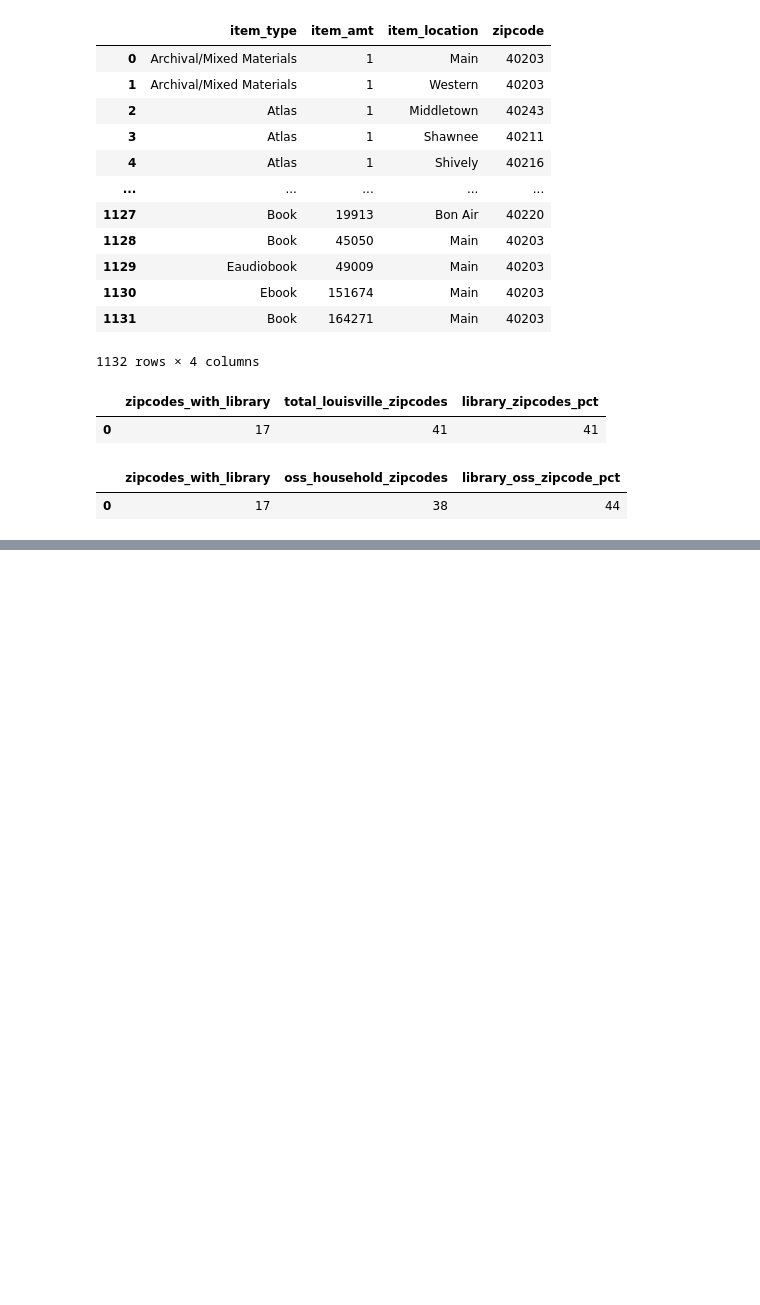
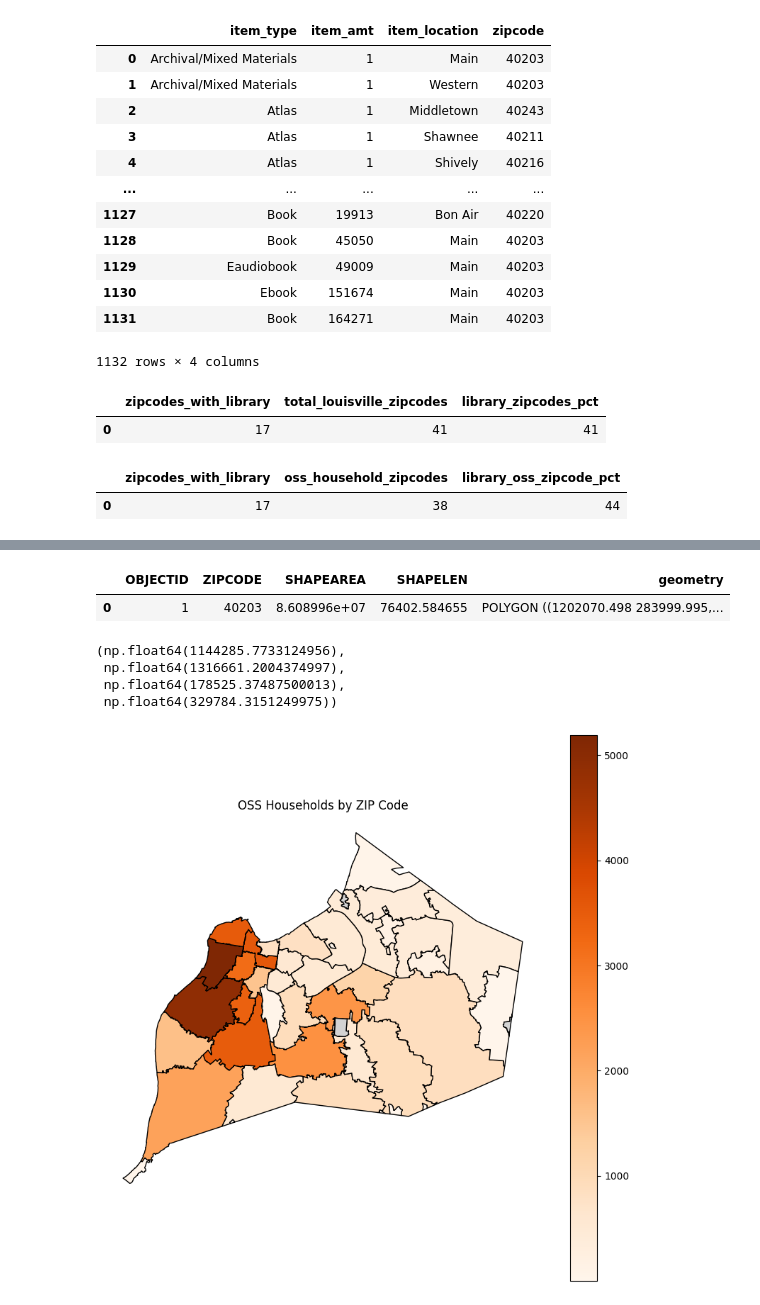
Before and after one commit to btl930/louisville_library_inventory_analysis, a Jupyter notebook: notebooks/database.ipynb, the cells around one changed output, grey strips where cells are left out. Saved outputs shown, nothing was run; the diff lists cells and outputs as text; code cells hidden in the pictures; blank space fills up the shorter version.

```diff
--- a/notebooks/database.ipynb
+++ b/notebooks/database.ipynb
@@ -265,3 +265,10 @@ query5
 # %% [output]
 |  | zipcodes_with_library | oss_household_zipcodes | library_oss_zipcode_pct |
 | 0 | 17 | 38 | 44 |
+# %%
+query6 = pd.read_sql('''
+SELECT zipcode, COUNT(*) AS oss_households
+FROM oss_households
+GROUP BY zipcode;
+''', connection)
+query6
@@ -267,0 +293,25 @@ query5
+# %%
+zipcodes.head(1)
+# %% [output]
+|  | OBJECTID | ZIPCODE | SHAPEAREA | SHAPELEN | geometry |
+| 0 | 1 | 40203 | 8.608996e+07 | 76402.584655 | POLYGON ((1202070.498 283999.995,... |
+# %%
+oss_households_map = zipcodes.merge(query6, left_on='ZIPCODE', right_on='zipcode', how='left')
+# %%
+ax = oss_households_map.plot(
+    column='oss_households',
+    cmap='Oranges',
+    figsize=(10, 10),
+    edgecolor='black',
+    legend=True,
+    missing_kwds={"color": "lightgrey"}
+)
+
+ax.set_title('OSS Households by ZIP Code', fontsize=12)
+ax.axis('off')
+# %% [output]
+(np.float64(1144285.7733124956),
+ np.float64(1316661.2004374997),
+ np.float64(178525.37487500013),
+ np.float64(329784.3151249975))
+[figure, added]
```
Also changed, not shown: parts of 1 cell of this notebook, 2 other files.
